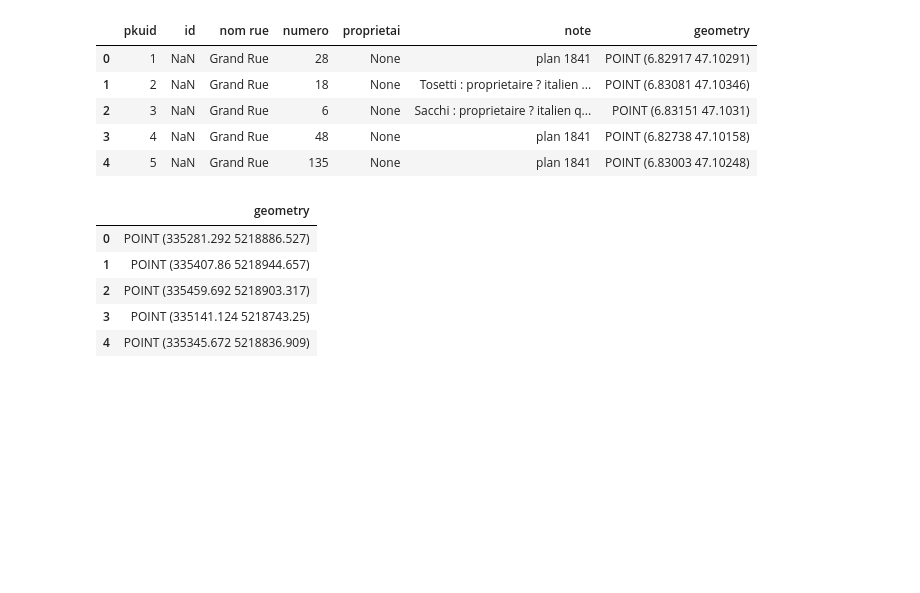
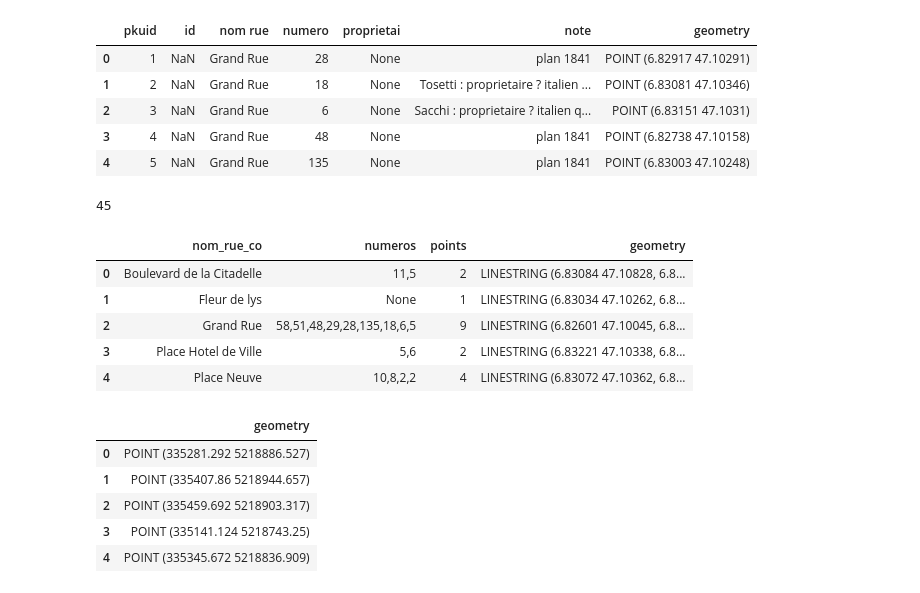
Before and after one commit to martnin-research/Migration-italienne, a Jupyter notebook: FB_propositions/adresses.ipynb, the cells around one changed output. Cells and saved outputs as stored; diff of their text form; code cells hidden in the pictures; blank space fills up the shorter version.

```diff
--- a/FB_propositions/adresses.ipynb
+++ b/FB_propositions/adresses.ipynb
@@ -43,3 +43,16 @@ adresses.head()
 # %%
 adresses_filepath = 'spatial_data/adresses_avec_attributs/adresses_avec_attributs.csv'
 adresses.to_csv(adresses_filepath)
+# %%
+rues_filepath = 'spatial_data/rues/rues_simplified_and_modified.shp'
+rues = gpd.read_file(rues_filepath)
+print(len(rues))
+rues.head()
+# %% [output]
+45
+|  | nom_rue_co | numeros | points | geometry |
+| 0 | Boulevard de la Citadelle | 11,5 | 2 | LINESTRING (6.83084 47.10828, 6.8... |
+| 1 | Fleur de lys | None | 1 | LINESTRING (6.83034 47.10262, 6.8... |
+| 2 | Grand Rue | 58,51,48,29,28,135,18,6,5 | 9 | LINESTRING (6.82601 47.10045, 6.8... |
+| 3 | Place Hotel de Ville | 5,6 | 2 | LINESTRING (6.83221 47.10338, 6.8... |
+| 4 | Place Neuve | 10,8,2,2 | 4 | LINESTRING (6.83072 47.10362, 6.8... |
```
Also changed, not shown: parts of 1 cell of this notebook, 19 other files.
